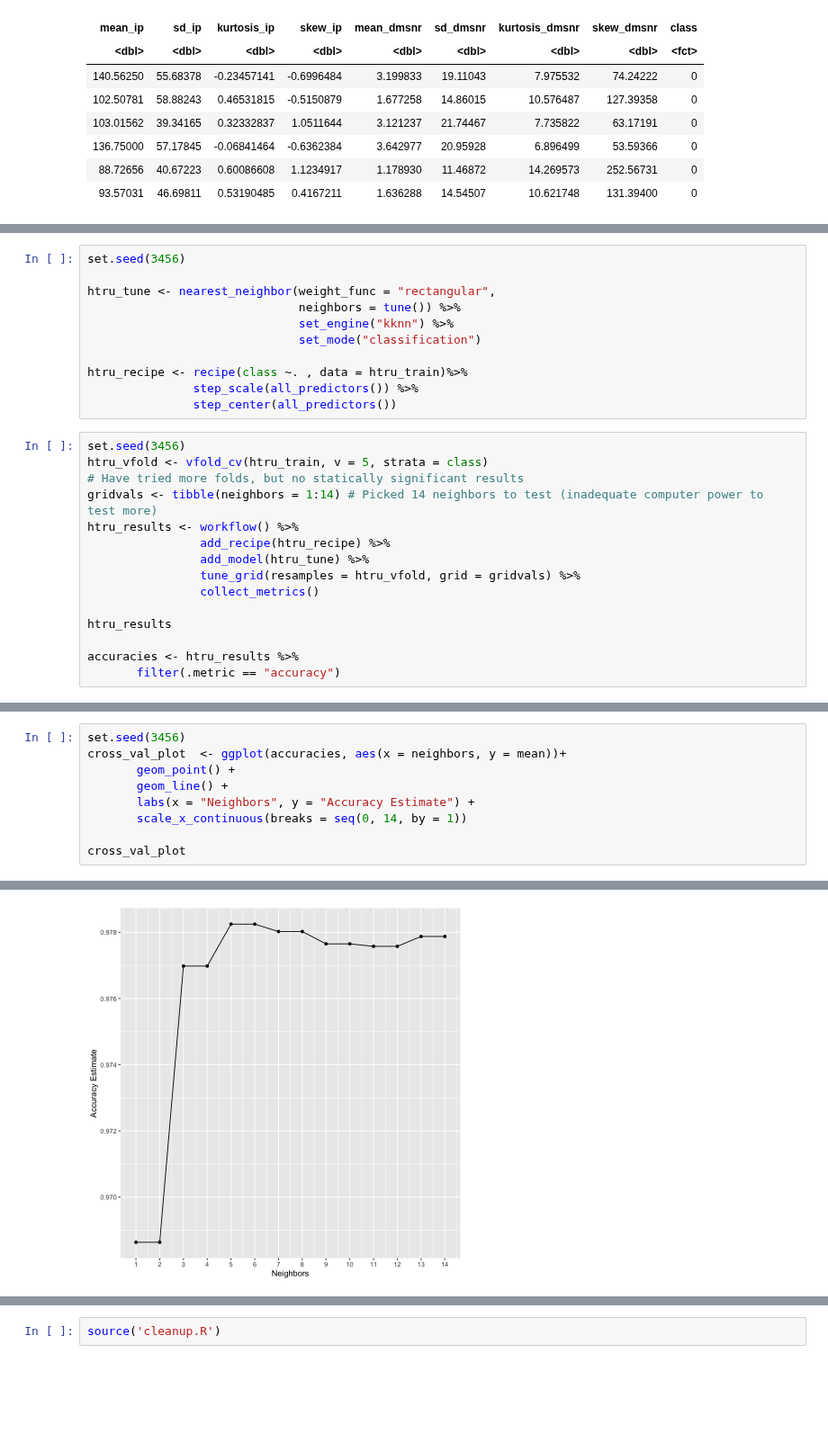
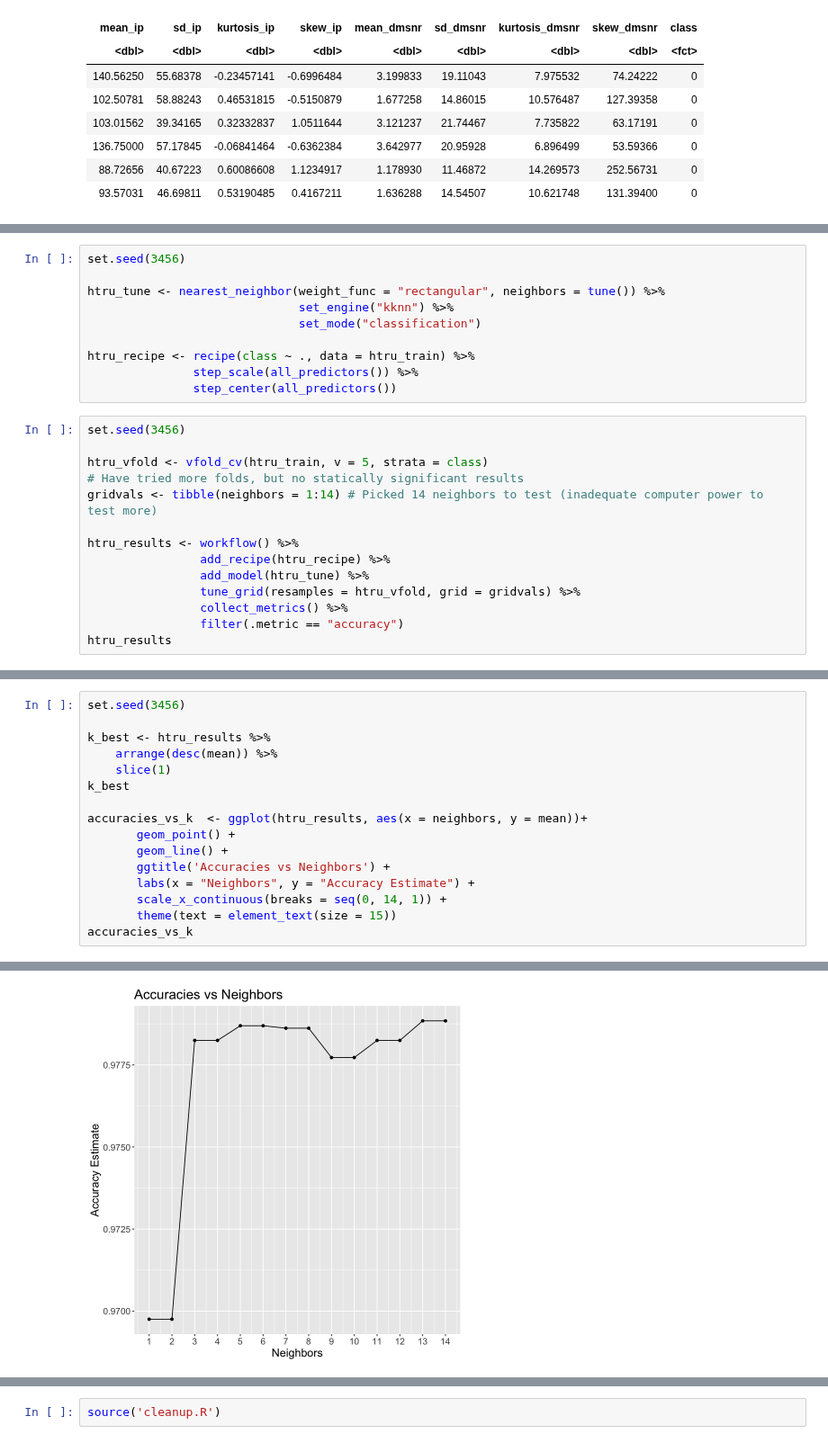
Before and after one commit to iaujla01/DSCI100Project, a Jupyter notebook: project_main.ipynb, the cells around one changed output, grey strips where cells are left out. Shown at 90% size. Cells and saved outputs as stored; diff of their text form; blank space fills up the shorter version.

```diff
--- a/project_main.ipynb
+++ b/project_main.ipynb
@@ -87,27 +89,25 @@ $ class          <fct> 0, 0, 0, 0, 0, 0, 0, 0, 0, 0, 0, 0, 1, 0, 0, 0, 0, 0, 0
 # %%
 set.seed(3456)
 
-htru_tune <- nearest_neighbor(weight_func = "rectangular",
-                              neighbors = tune()) %>%
+htru_tune <- nearest_neighbor(weight_func = "rectangular", neighbors = tune()) %>%
                               set_engine("kknn") %>%
                               set_mode("classification")
 
-htru_recipe <- recipe(class ~. , data = htru_train)%>%
+htru_recipe <- recipe(class ~ ., data = htru_train) %>%
                step_scale(all_predictors()) %>%
                step_center(all_predictors())
 # %%
 set.seed(3456)
+
 htru_vfold <- vfold_cv(htru_train, v = 5, strata = class)
 # Have tried more folds, but no statically significant results
 gridvals <- tibble(neighbors = 1:14) # Picked 14 neighbors to test (inadequate computer power to test more)
+
 htru_results <- workflow() %>%
                 add_recipe(htru_recipe) %>%
                 add_model(htru_tune) %>%
                 tune_grid(resamples = htru_vfold, grid = gridvals) %>%
-                collect_metrics()
-
+                collect_metrics() %>%
+                filter(.metric == "accuracy")
 htru_results
-
-accuracies <- htru_results %>%
-       filter(.metric == "accuracy")
 # %% [output]
@@ -133,10 +131,17 @@ A tibble: 28 × 7
 # %%
 set.seed(3456)
-cross_val_plot  <- ggplot(accuracies, aes(x = neighbors, y = mean))+
+
+k_best <- htru_results %>%
+    arrange(desc(mean)) %>%
+    slice(1)
+k_best
+
+accuracies_vs_k  <- ggplot(htru_results, aes(x = neighbors, y = mean))+
        geom_point() +
        geom_line() +
+       ggtitle('Accuracies vs Neighbors') +
        labs(x = "Neighbors", y = "Accuracy Estimate") +
-       scale_x_continuous(breaks = seq(0, 14, by = 1))
-
-cross_val_plot
+       scale_x_continuous(breaks = seq(0, 14, 1)) +
+       theme(text = element_text(size = 15))
+accuracies_vs_k
 # %% [output]
@@ -143,3 +152,3 @@ cross_val_plot
-[figure, old version]
+[figure, new version]
 # %%
 set.seed(3456)
```
Also changed, not shown: parts of 6 cells of this notebook.
